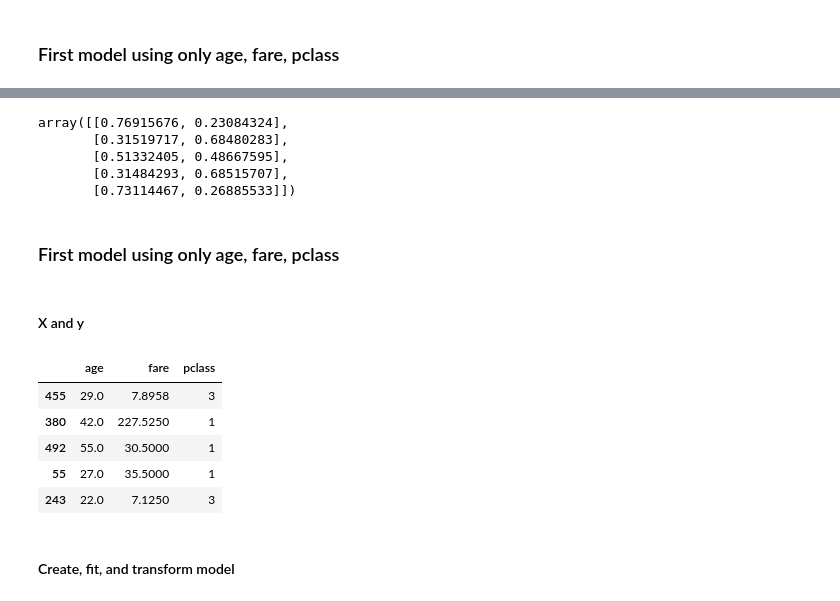
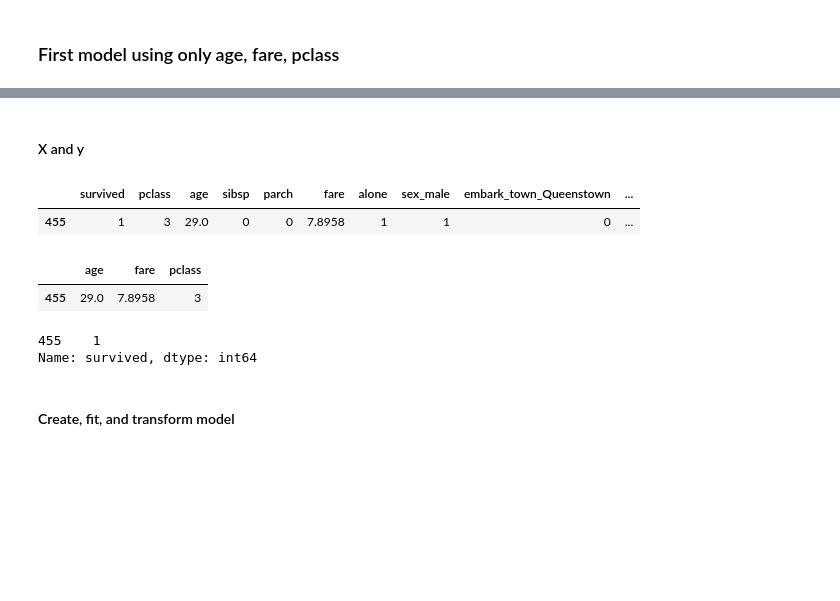
Before and after one commit to adam-talbot/classification-exercises, a Jupyter notebook: model.ipynb, the cells around one changed output, grey strips where cells are left out. Cells and saved outputs as stored; diff of their text form; code cells hidden in the pictures; blank space fills up the shorter version.

```diff
--- a/model.ipynb
+++ b/model.ipynb
@@ -2743,14 +2695,3 @@ array([0, 1, 0, 1, 0])
-# %%
-# Take a look at probabilities
-logit.predict_proba(X_train)[:5]
-# %% [output]
-array([[0.76915676, 0.23084324],
-       [0.31519717, 0.68480283],
-       [0.51332405, 0.48667595],
-       [0.31484293, 0.68515707],
-       [0.73114467, 0.26885533]])
-# %% [markdown]
-### First model using only age, fare, pclass
 # %% [markdown]
 #### X and y
 # %%
@@ -2764,15 +2705,21 @@ y_validate = validate.survived
 
 X_test = test[['age', 'fare', 'pclass']]
 y_test = test.survived
+# %%
+train.head(1)
+# %% [output]
+|  | survived | pclass | age | sibsp | parch | fare | alone | sex_male | embark_town_Queenstown | ... |
+| 455 | 1 | 3 | 29.0 | 0 | 0 | 7.8958 | 1 | 1 | 0 | ... |
 # %%
-X_train.head()
+X_train.head(1)
 # %% [output]
 |  | age | fare | pclass |
 | 455 | 29.0 | 7.8958 | 3 |
-| 380 | 42.0 | 227.5250 | 1 |
-| 492 | 55.0 | 30.5000 | 1 |
-| 55 | 27.0 | 35.5000 | 1 |
-| 243 | 22.0 | 7.1250 | 3 |
+# %%
+y_train.head(1)
+# %% [output]
+455    1
+Name: survived, dtype: int64
 # %% [markdown]
 #### Create, fit, and transform model
 # %%
```
Also changed, not shown: parts of 128 cells of this notebook.
